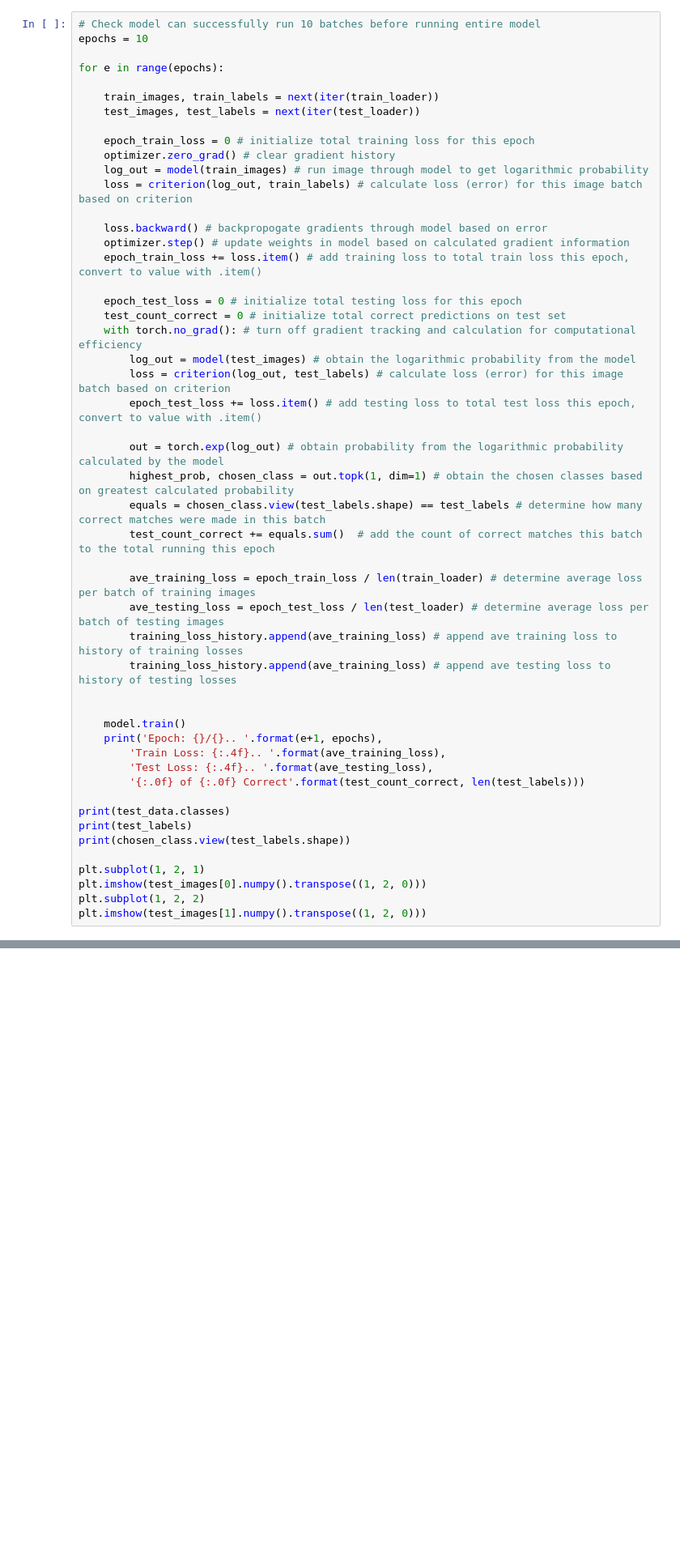
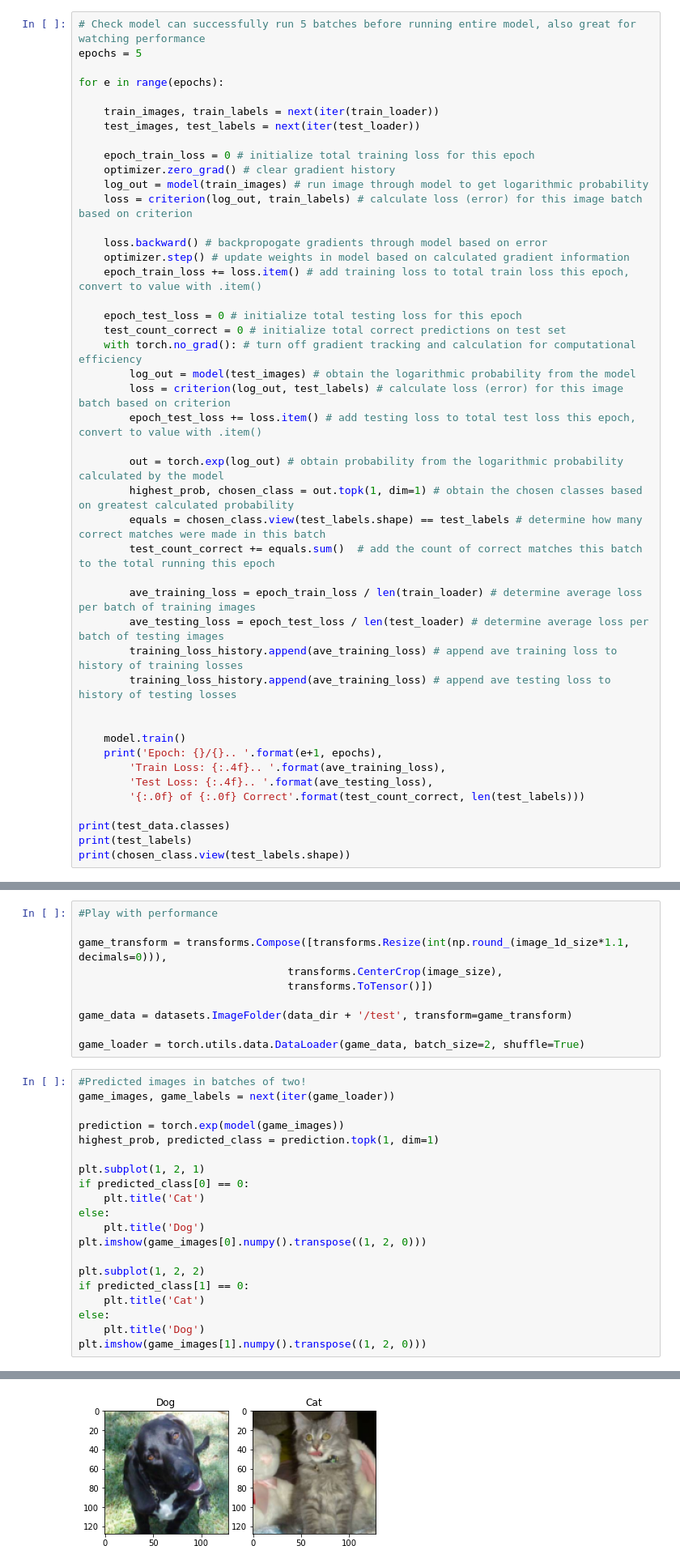
Before and after one commit to lukeahwilson/p5l4-deep-learning-v2-pytorch, a Jupyter notebook: intro-to-pytorch/Deep Learning Pytorch Cat Dog Classifier Prototype.ipynb, the cells around one changed output, grey strips where cells are left out. Shown at 81% size. Saved outputs shown, nothing was run; the diff lists cells and outputs as text; blank space fills up the shorter version.

Commit message:
Introduced a little guesser script to have fun watching performance and then saved the model_state_dict for future loading

```diff
--- a/intro-to-pytorch/Deep Learning Pytorch Cat Dog Classifier Prototype.ipynb
+++ b/intro-to-pytorch/Deep Learning Pytorch Cat Dog Classifier Prototype.ipynb
@@ -98,8 +98,8 @@ optimizer = optim.Adam(model.parameters(), lr = 0.001)
 #Initialize testing loss history
 training_loss_history, testing_loss_history = [], []
 # %%
-# Check model can successfully run 10 batches before running entire model
-epochs = 10
+# Check model can successfully run 5 batches before running entire model, also great for watching performance
+epochs = 5
 
 for e in range(epochs):
 
@@ -142,9 +142,4 @@ for e in range(epochs):
 print(test_data.classes)
 print(test_labels)
 print(chosen_class.view(test_labels.shape))
-
-plt.subplot(1, 2, 1)
-plt.imshow(test_images[0].numpy().transpose((1, 2, 0)))
-plt.subplot(1, 2, 2)
-plt.imshow(test_images[1].numpy().transpose((1, 2, 0)))
 # %% [output]
@@ -248,0 +220,31 @@ tensor([1, 1, 0, 1, 1, 1, 1, 0])
+# %%
+#Play with performance
+
+game_transform = transforms.Compose([transforms.Resize(int(np.round_(image_1d_size*1.1, decimals=0))),
+                                 transforms.CenterCrop(image_size),
+                                 transforms.ToTensor()])
+
+game_data = datasets.ImageFolder(data_dir + '/test', transform=game_transform)
+
+game_loader = torch.utils.data.DataLoader(game_data, batch_size=2, shuffle=True)
+# %%
+#Predicted images in batches of two!
+game_images, game_labels = next(iter(game_loader))
+
+prediction = torch.exp(model(game_images))
+highest_prob, predicted_class = prediction.topk(1, dim=1)
+
+plt.subplot(1, 2, 1)
+if predicted_class[0] == 0:
+    plt.title('Cat')
+else:
+    plt.title('Dog')
+plt.imshow(game_images[0].numpy().transpose((1, 2, 0)))
+
+plt.subplot(1, 2, 2)
+if predicted_class[1] == 0:
+    plt.title('Cat')
+else:
+    plt.title('Dog')
+plt.imshow(game_images[1].numpy().transpose((1, 2, 0)))
+# %% [output]
@@ -248,0 +252 @@ tensor([1, 1, 0, 1, 1, 1, 1, 0])
+[figure, added]
```
Also changed, not shown: parts of 5 cells of this notebook, 1 other file.
